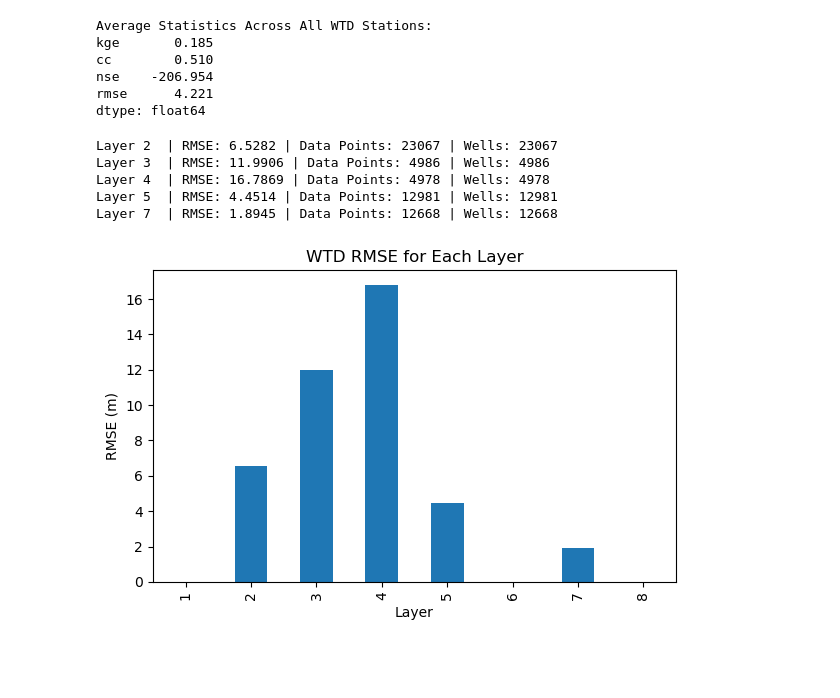
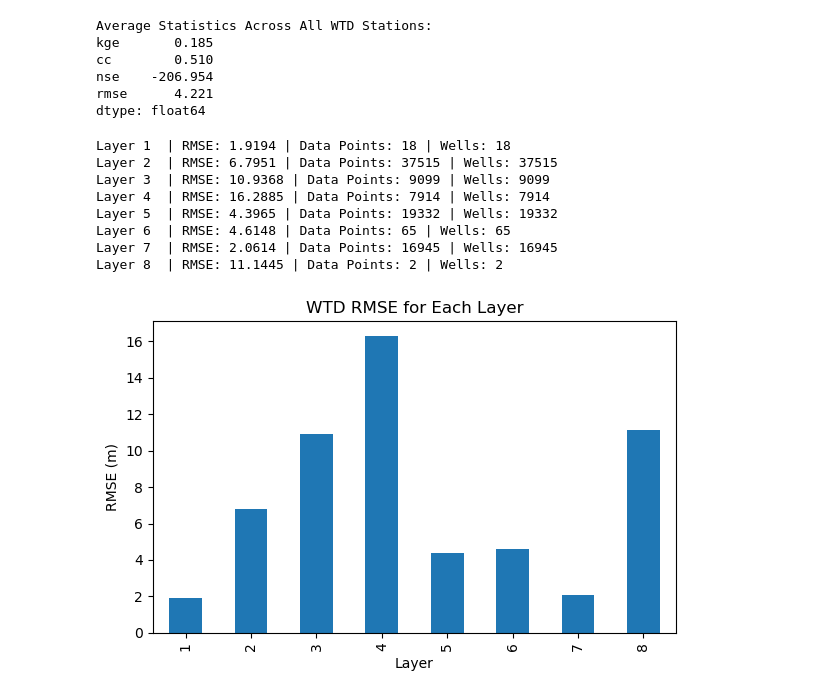
Before and after one commit to DHI/WaterBench-MIKESHE-Skjern, a Jupyter notebook: code/model_validation.ipynb, the cells around one changed output. Cells and saved outputs as stored; diff of their text form; code cells hidden in the pictures; blank space fills up the shorter version.

Commit message:
Update well statistics

```diff
--- a/code/model_validation.ipynb
+++ b/code/model_validation.ipynb
@@ -284,31 +284,34 @@ dtype: float64
 # %%
 # ---------------------- Plot RMSE for each layer using well statistics script ----------------------
 
 # Layer statistics run using WellStats.py script
 # Usage example: python WellStats.py WS_config.xml
 
 # Read in output csv from WellStats.py
-WS_input_layers = pd.read_csv(r"..\observations\H_data\WS_input_layers.csv",sep='\t')
+WS_input_layers = pd.read_csv(r"..\observations\H_data\WS_input_1990-2010_layers.csv",sep='\t')
 WS_input_layers
 
 # PLot RMSE for each layer as a bar chart
 fig, ax = plt.subplots(figsize=(6,4))
 WS_input_layers.plot.bar(x='Layer', y='RMSE_wells', ax=ax, legend=False)
 ax.set_ylabel('RMSE (m)')
 ax.set_xlabel('Layer')
 ax.set_title('WTD RMSE for Each Layer')
 plt.tight_layout()
 
 # print statistics
 for _, row in WS_input_layers.iterrows():
     # skip empty layers (no data)
     if np.isnan(row['RMSE_obs']):
         continue
     print(f"Layer {int(row['Layer']):<2} | RMSE: {row['RMSE_obs']:.4f} | Data Points: {int(row['nobs'])} | Wells: {int(row['nwells'])}")
 # %% [output]
-Layer 2  | RMSE: 6.5282 | Data Points: 23067 | Wells: 23067
-Layer 3  | RMSE: 11.9906 | Data Points: 4986 | Wells: 4986
-Layer 4  | RMSE: 16.7869 | Data Points: 4978 | Wells: 4978
-Layer 5  | RMSE: 4.4514 | Data Points: 12981 | Wells: 12981
-Layer 7  | RMSE: 1.8945 | Data Points: 12668 | Wells: 12668
+Layer 1  | RMSE: 1.9194 | Data Points: 18 | Wells: 18
+Layer 2  | RMSE: 6.7951 | Data Points: 37515 | Wells: 37515
+Layer 3  | RMSE: 10.9368 | Data Points: 9099 | Wells: 9099
+Layer 4  | RMSE: 16.2885 | Data Points: 7914 | Wells: 7914
+Layer 5  | RMSE: 4.3965 | Data Points: 19332 | Wells: 19332
+Layer 6  | RMSE: 4.6148 | Data Points: 65 | Wells: 65
+Layer 7  | RMSE: 2.0614 | Data Points: 16945 | Wells: 16945
+Layer 8  | RMSE: 11.1445 | Data Points: 2 | Wells: 2
-[figure, old version]
+[figure, new version]
```
Also changed, not shown: 11 other files.
